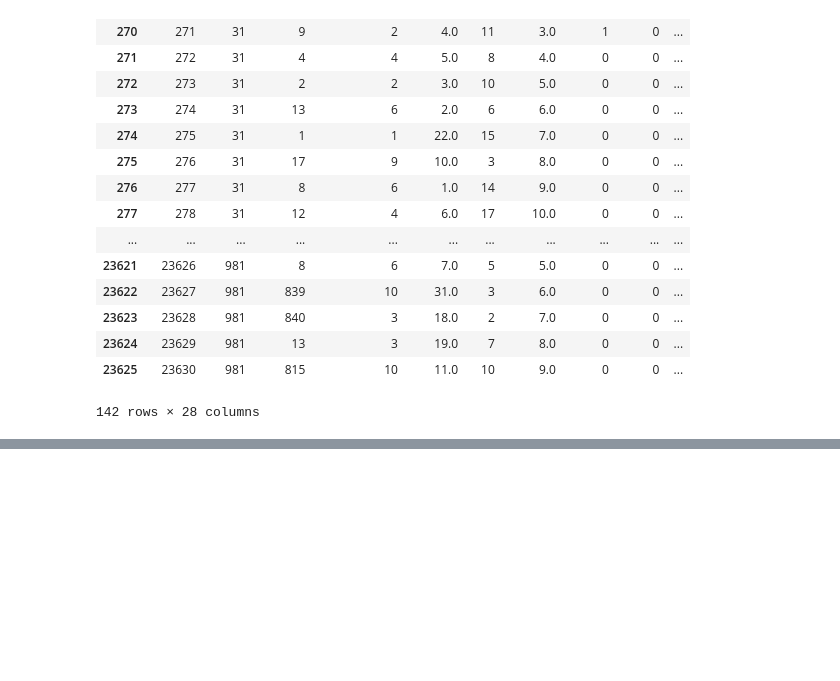
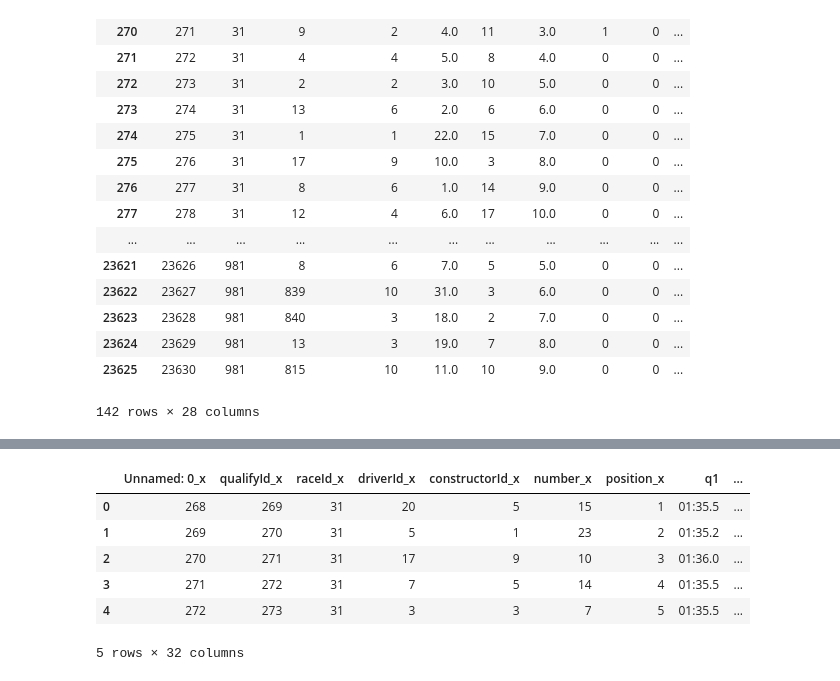
Before and after one commit to AnthonyTurgelis/F1NAL-PROJECT, a Jupyter notebook: DataCleanJoin.ipynb, the cells around one changed output, grey strips where cells are left out. Saved outputs shown, nothing was run; the diff lists cells and outputs as text; code cells hidden in the pictures; blank space fills up the shorter version.

```diff
--- a/DataCleanJoin.ipynb
+++ b/DataCleanJoin.ipynb
@@ -361,0 +361,13 @@ IGPavg.head()
+# %%
+IGPg = IGPq.merge(IGPavg, on='year', how='left')
+#IGPg = IGPg['position_x', 'q1Milli_x']#,'q2_x','q3_x','q1_y','q2_y','q3_y']
+#IGPq = IGPq.dropna()
+IGPg.head()
+# %% [output]
+|  | Unnamed: 0_x | qualifyId_x | raceId_x | driverId_x | constructorId_x | number_x | position_x | q1 | ... |
+| 0 | 268 | 269 | 31 | 20 | 5 | 15 | 1 | 01:35.5 | ... |
+| 1 | 269 | 270 | 31 | 5 | 1 | 23 | 2 | 01:35.2 | ... |
+| 2 | 270 | 271 | 31 | 17 | 9 | 10 | 3 | 01:36.0 | ... |
+| 3 | 271 | 272 | 31 | 7 | 5 | 14 | 4 | 01:35.5 | ... |
+| 4 | 272 | 273 | 31 | 3 | 3 | 7 | 5 | 01:35.5 | ... |
+5 rows × 32 columns
```
Also changed, not shown: parts of 12 cells of this notebook, 1 other file.
